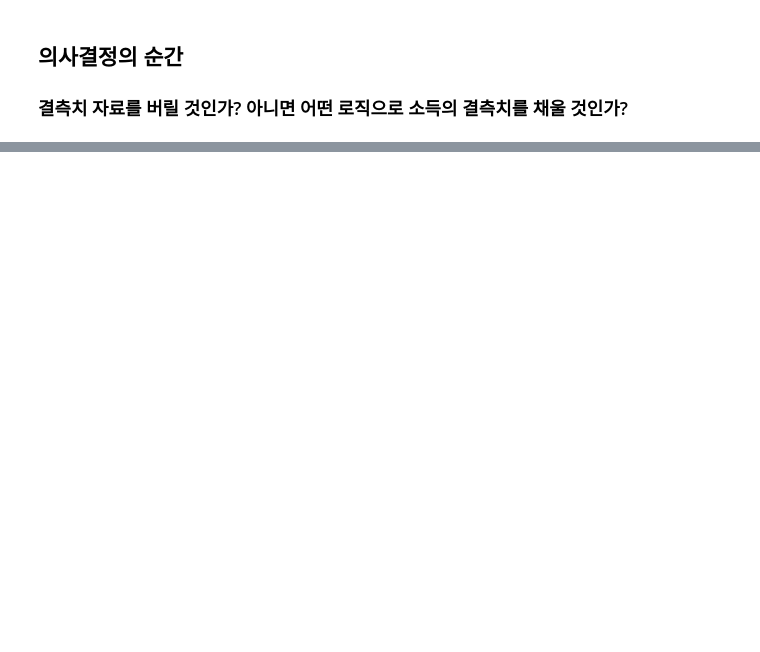
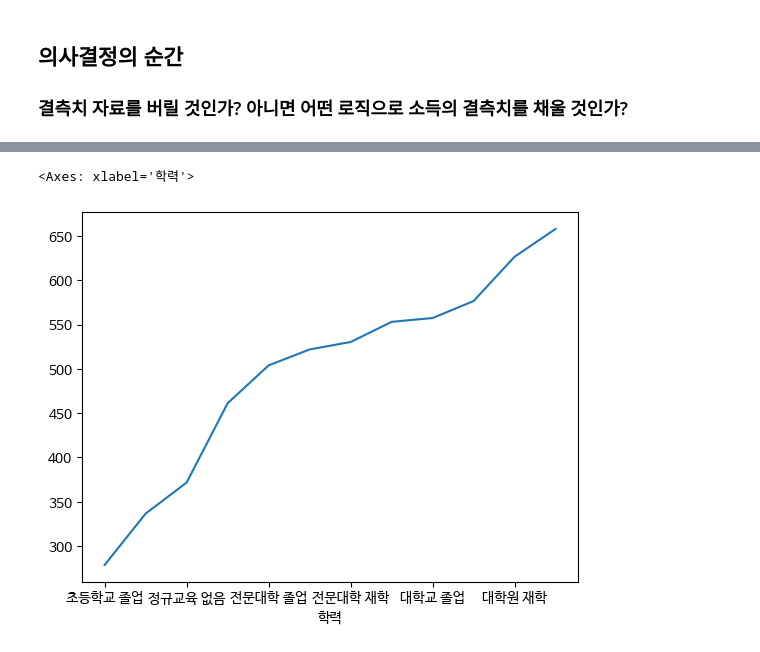
Before and after one commit to ancestor9/Gyeongbok-AI-study, a Jupyter notebook: 2025/도장깨기/03_missing_value_imputation_Consumer_Behavior_Analysis.ipynb, the cells around one changed output, grey strips where cells are left out. Saved outputs shown, nothing was run; the diff lists cells and outputs as text; code cells hidden in the pictures; blank space fills up the shorter version.

```diff
--- a/2025/도장깨기/03_missing_value_imputation_Consumer_Behavior_Analysis.ipynb
+++ b/2025/도장깨기/03_missing_value_imputation_Consumer_Behavior_Analysis.ipynb
@@ -434,0 +462,5 @@ df[df['소득'].isna()]
+# %%
+df.groupby('학력')['소득'].mean().sort_values().plot()
+# %% [output]
+<Axes: xlabel='학력'>
+[figure, added]
```
Also changed, not shown: parts of 13 cells of this notebook.
